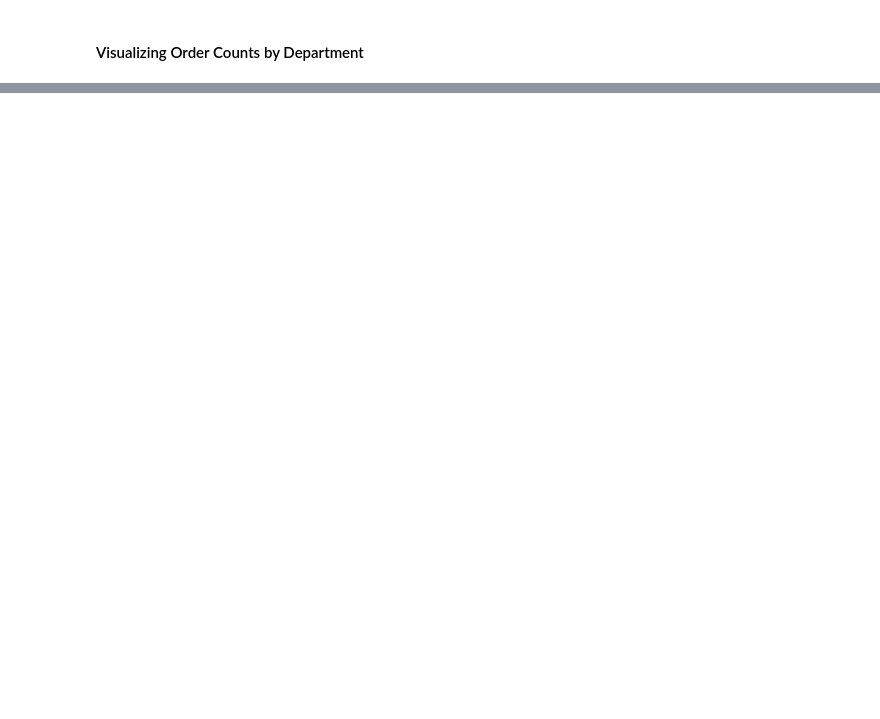
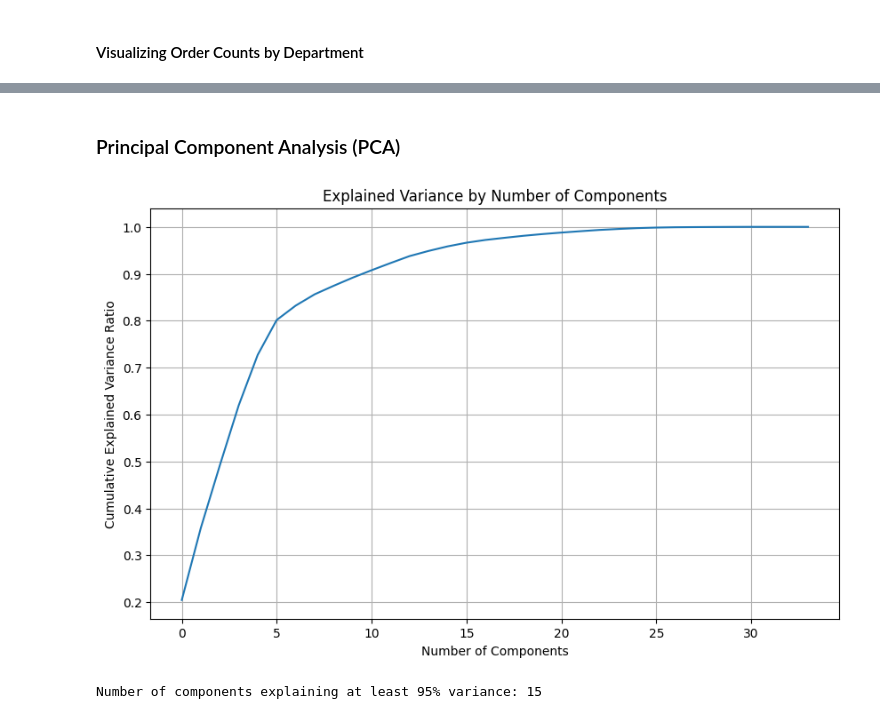
Before and after one commit to aminayusif/PurchaseIQ, a Jupyter notebook: PurchaseIQ_CustomerSegmentation_Using_K_Means_Clustering.ipynb, the cells around one changed output, grey strips where cells are left out. Drawn from its saved outputs; the diff is of its cells as text; code cells hidden in the pictures; blank space fills up the shorter version.

Commit message:
Implement PCA for dimensionality reduction on preprocessed data before clustering

```diff
--- a/PurchaseIQ_CustomerSegmentation_Using_K_Means_Clustering.ipynb
+++ b/PurchaseIQ_CustomerSegmentation_Using_K_Means_Clustering.ipynb
@@ -359 +361,41 @@ display(df_processed.isnull().sum().sum()) # Check for any remaining missing val
 np.int64(0)
+# %% [markdown]
+### Principal Component Analysis (PCA)
+# %%
+from sklearn.decomposition import PCA
+
+# Separate features from identifiers
+features_df = df_processed.drop(['order_id', 'user_id', 'product_id', 'department_id', 'product_name'], axis=1)
+
+# Initialize PCA and fit to the processed data
+pca = PCA()
+pca.fit(features_df)
+
+# Plot explained variance ratio
+plt.figure(figsize=(10, 6))
+plt.plot(np.cumsum(pca.explained_variance_ratio_))
+plt.xlabel('Number of Components')
+plt.ylabel('Cumulative Explained Variance Ratio')
+plt.title('Explained Variance by Number of Components')
+plt.grid(True)
+plt.show()
+
+# Choose the number of components based on the elbow point or a desired explained variance
+# For example, let's choose components that explain 95% of the variance
+n_components = np.argmax(np.cumsum(pca.explained_variance_ratio_) >= 0.95) + 1
+print(f"Number of components explaining at least 95% variance: {n_components}")
+
+# Re-run PCA with the selected number of components
+pca = PCA(n_components=n_components)
+principal_components = pca.fit_transform(features_df)
+
+# Create a new DataFrame with the principal components
+pca_df = pd.DataFrame(data=principal_components, columns=[f'PC{i+1}' for i in range(n_components)], index=df_processed.index)
+
+# You might want to add back user_id or other identifiers for later analysis
+pca_df['user_id'] = df_processed['user_id']
+
+display(pca_df.head())
+# %% [output]
+[figure, added]
+Number of components explaining at least 95% variance: 15
```
Also changed, not shown: parts of 13 cells of this notebook.
